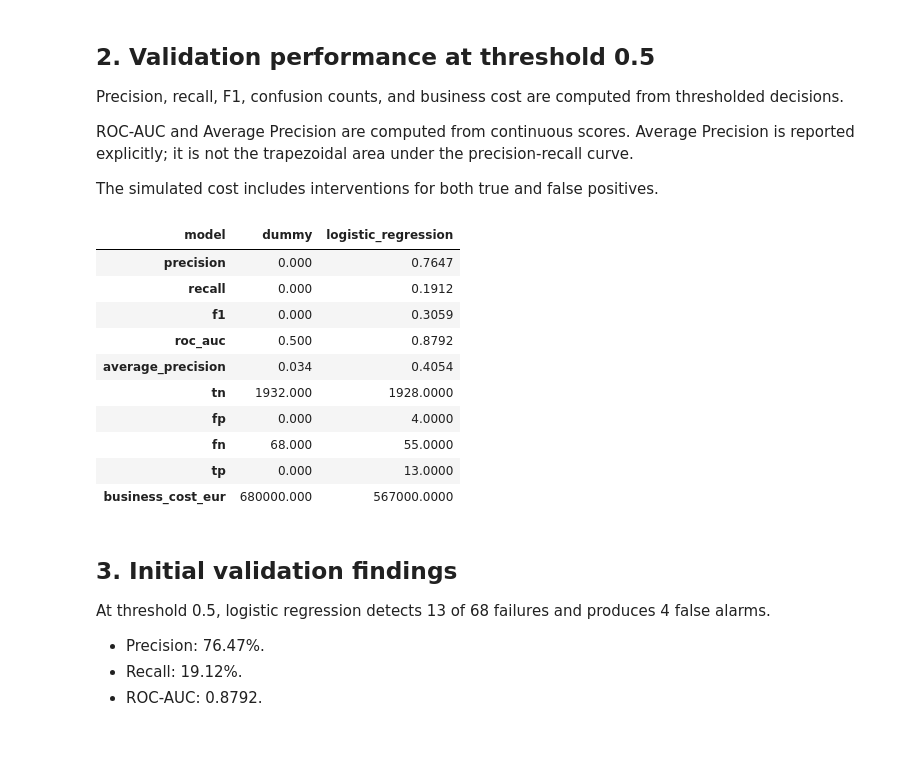
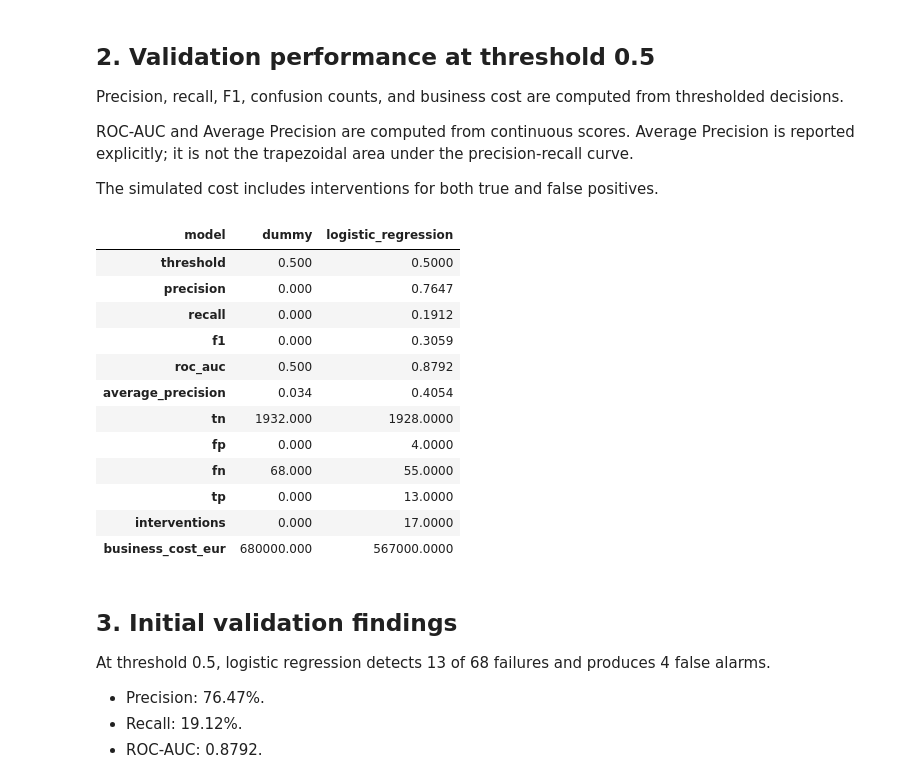
Before and after one commit to sayfcha/maintenance-industrial-mlops, a Jupyter notebook: notebooks/02_model_baselines.ipynb, the cells around one changed output. Cells and saved outputs as stored; diff of their text form; code cells hidden in the pictures; blank space fills up the shorter version.

Commit message:
Centralize model evaluation and business cost with tests

```diff
--- a/notebooks/02_model_baselines.ipynb
+++ b/notebooks/02_model_baselines.ipynb
@@ -63,53 +63,33 @@ area under the precision-recall curve.
 
 The simulated cost includes interventions for both true and false positives.
 # %%
-from sklearn.metrics import (
-    average_precision_score,
-    confusion_matrix,
-    f1_score,
-    precision_score,
-    recall_score,
-    roc_auc_score,
-)
+from predictive_maintenance.evaluation import evaluate_predictions
 
 THRESHOLD = 0.5
 COST_MISSED_FAILURE = 10_000
 COST_INTERVENTION = 1_000
 
 results = []
 
 for name, pipeline in pipelines.items():
     positive_index = list(pipeline.classes_).index(1)
     probabilities = pipeline.predict_proba(X_val)[:, positive_index]
-    predictions = (probabilities >= THRESHOLD).astype(int)
 
-    tn, fp, fn, tp = confusion_matrix(
-        y_val, predictions, labels=[0, 1]
-    ).ravel()
-
-    business_cost = (
-        COST_MISSED_FAILURE * fn
-        + COST_INTERVENTION * (tp + fp)
+    metrics = evaluate_predictions(
+        y_val,
+        probabilities,
+        threshold=THRESHOLD,
+        cost_missed_failure=COST_MISSED_FAILURE,
+        cost_intervention=COST_INTERVENTION,
     )
 
-    results.append({
-        "model": name,
-        "precision": precision_score(y_val, predictions, zero_division=0),
-        "recall": recall_score(y_val, predictions, zero_division=0),
-        "f1": f1_score(y_val, predictions, zero_division=0),
-        "roc_auc": roc_auc_score(y_val, probabilities),
-        "average_precision": average_precision_score(y_val, probabilities),
-        "tn": int(tn),
-        "fp": int(fp),
-        "fn": int(fn),
-        "tp": int(tp),
-        "business_cost_eur": int(business_cost),
-    })
+    results.append({"model": name, **metrics})
 
 results_df = pd.DataFrame(results).set_index("model")
 results_df.round(4).T
 # %% [output]
 | model | dummy | logistic_regression |
+| threshold | 0.500 | 0.5000 |
 | precision | 0.000 | 0.7647 |
 | recall | 0.000 | 0.1912 |
 | f1 | 0.000 | 0.3059 |
@@ -119,6 +99,7 @@ results_df.round(4).T
 | fp | 0.000 | 4.0000 |
 | fn | 68.000 | 55.0000 |
 | tp | 0.000 | 13.0000 |
+| interventions | 0.000 | 17.0000 |
 | business_cost_eur | 680000.000 | 567000.0000 |
 # %% [markdown]
 ## 3. Initial validation findings
```
Also changed, not shown: parts of 4 cells of this notebook, 3 other files.
